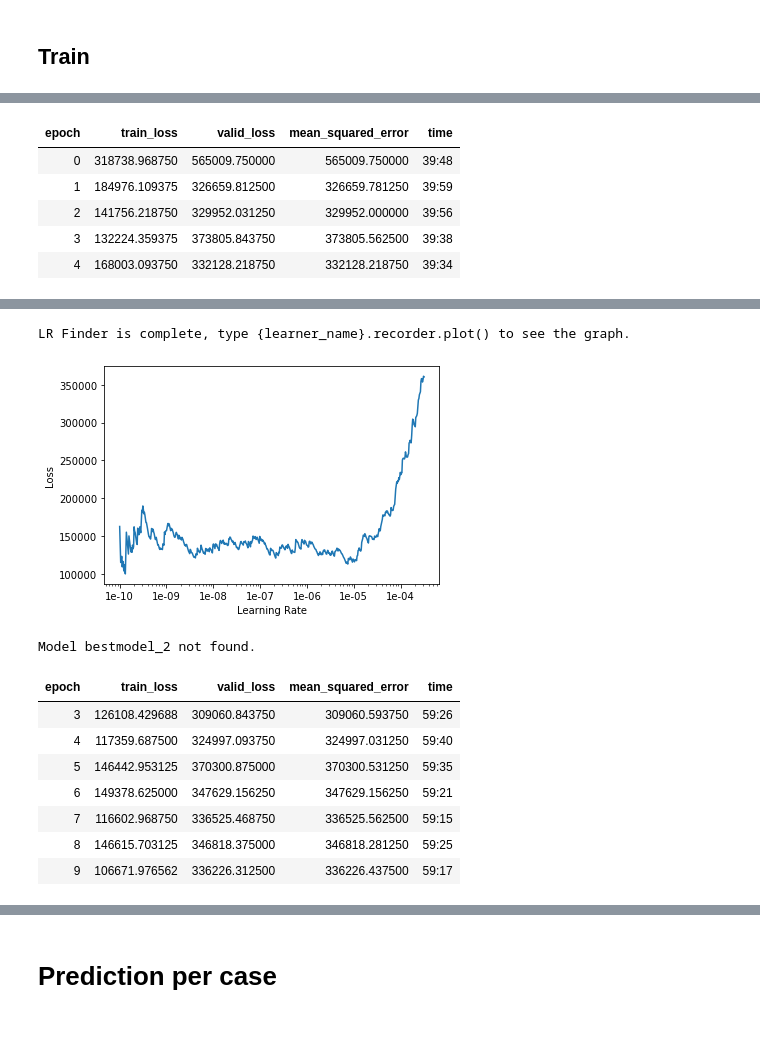
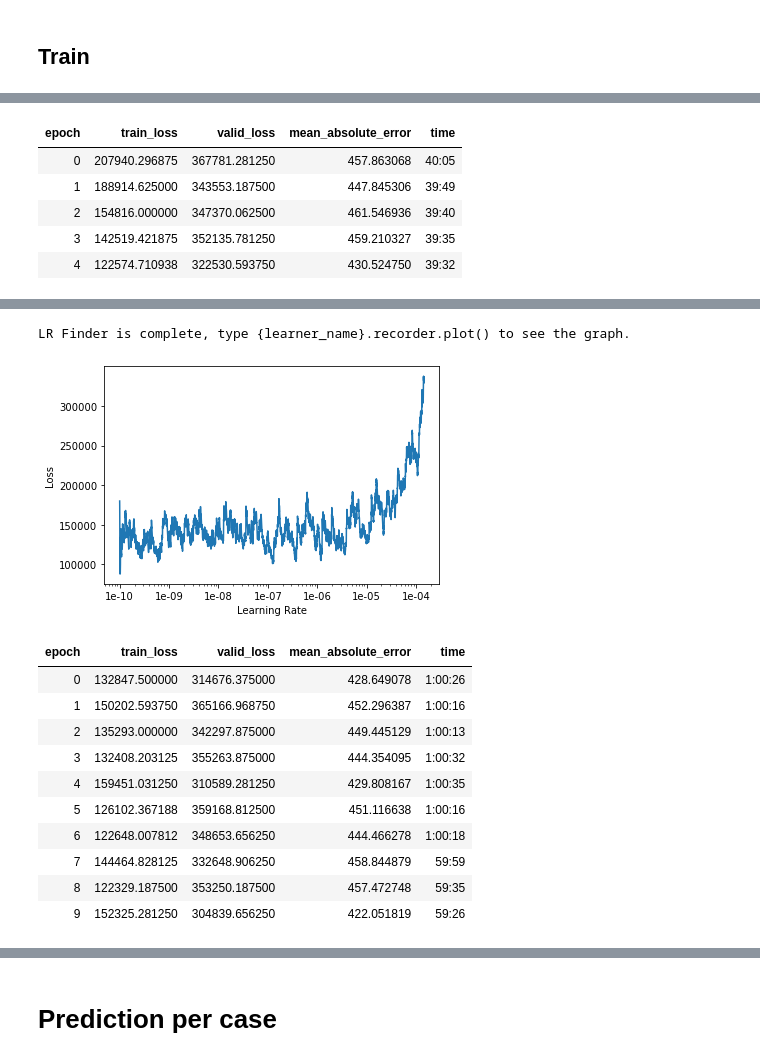
Before and after one commit to ChristophNeuner/pituitary_gland_adenomas, a Jupyter notebook: network-relapse_regression.ipynb, the cells around one changed output, grey strips where cells are left out. Drawn from its saved outputs; the diff is of its cells as text; code cells hidden in the pictures; blank space fills up the shorter version.

```diff
--- a/network-relapse_regression.ipynb
+++ b/network-relapse_regression.ipynb
@@ -47,7 +47,7 @@ PATH_LOCAL = Path('/home/Deep_Learner/private/local/')
 WSIS_RELAPSE = PATH/'wsis_relapse'
 TILES_RELAPSE = PATH_LOCAL/'tiles_relapse'
 
-LABELS_NAME = 'rezidive-labels.xlsx'
+LABELS_NAME = 'rezidive-gescannt.xlsx'
 LABELS = PATH/LABELS_NAME
 
 
@@ -300,14 +303,14 @@ RuntimeError: CUDA out of memory. Tried to allocate 2.00 MiB (GPU 0; 10.92 GiB t
 # %%
-lr = 1e-3
+lr = 2e-3
 # %%
 learner.fit_one_cycle(cyc_len=epochs_frozen, max_lr=lr)
 # %% [output]
-| epoch | train_loss | valid_loss | mean_squared_error | time |
-| 0 | 318738.968750 | 565009.750000 | 565009.750000 | 39:48 |
-| 1 | 184976.109375 | 326659.812500 | 326659.781250 | 39:59 |
-| 2 | 141756.218750 | 329952.031250 | 329952.000000 | 39:56 |
-| 3 | 132224.359375 | 373805.843750 | 373805.562500 | 39:38 |
-| 4 | 168003.093750 | 332128.218750 | 332128.218750 | 39:34 |
+| epoch | train_loss | valid_loss | mean_absolute_error | time |
+| 0 | 207940.296875 | 367781.281250 | 457.863068 | 40:05 |
+| 1 | 188914.625000 | 343553.187500 | 447.845306 | 39:49 |
+| 2 | 154816.000000 | 347370.062500 | 461.546936 | 39:40 |
+| 3 | 142519.421875 | 352135.781250 | 459.210327 | 39:35 |
+| 4 | 122574.710938 | 322530.593750 | 430.524750 | 39:32 |
 # %%
 nameHead = f'{nameBase}-head'
 # %%
@@ -317,6 +320,6 @@ learner.save(nameHead)
 # %%
 learner.unfreeze()
 # %%
-learner.lr_find(start_lr=1e-10, end_lr=10, num_it=1000)
+learner.lr_find(start_lr=1e-10, end_lr=10, num_it=10000)
 learner.recorder.plot(skip_start=0)
 # %% [output]
@@ -323,3 +327,3 @@ learner.recorder.plot(skip_start=0)
 LR Finder is complete, type {learner_name}.recorder.plot() to see the graph.
-[figure, old version]
+[figure, new version]
 # %%
@@ -330,18 +334,19 @@ from fastai.callbacks import *
 # %%
 learner.fit_one_cycle(cyc_len=epochs_unfrozen,
                       max_lr=slice(lr2, lr3),
-                      callbacks=[SaveModelCallback(learner, every='epoch', monitor='mean_squared_error')],
-                      start_epoch=3)
+                      callbacks=[SaveModelCallback(learner, every='epoch', monitor='mean_absolute_error')])
 # %% [output]
-Model bestmodel_2 not found.
-| epoch | train_loss | valid_loss | mean_squared_error | time |
-| 3 | 126108.429688 | 309060.843750 | 309060.593750 | 59:26 |
-| 4 | 117359.687500 | 324997.093750 | 324997.031250 | 59:40 |
-| 5 | 146442.953125 | 370300.875000 | 370300.531250 | 59:35 |
-| 6 | 149378.625000 | 347629.156250 | 347629.156250 | 59:21 |
-| 7 | 116602.968750 | 336525.468750 | 336525.562500 | 59:15 |
-| 8 | 146615.703125 | 346818.375000 | 346818.281250 | 59:25 |
-| 9 | 106671.976562 | 336226.312500 | 336226.437500 | 59:17 |
+| epoch | train_loss | valid_loss | mean_absolute_error | time |
+| 0 | 132847.500000 | 314676.375000 | 428.649078 | 1:00:26 |
+| 1 | 150202.593750 | 365166.968750 | 452.296387 | 1:00:16 |
+| 2 | 135293.000000 | 342297.875000 | 449.445129 | 1:00:13 |
+| 3 | 132408.203125 | 355263.875000 | 444.354095 | 1:00:32 |
+| 4 | 159451.031250 | 310589.281250 | 429.808167 | 1:00:35 |
+| 5 | 126102.367188 | 359168.812500 | 451.116638 | 1:00:16 |
+| 6 | 122648.007812 | 348653.656250 | 444.466278 | 1:00:18 |
+| 7 | 144464.828125 | 332648.906250 | 458.844879 | 59:59 |
+| 8 | 122329.187500 | 353250.187500 | 457.472748 | 59:35 |
+| 9 | 152325.281250 | 304839.656250 | 422.051819 | 59:26 |
 # %%
 learner.recorder.plot_losses()
 # %% [output]
```
Also changed, not shown: parts of 12 cells of this notebook, 6 other files.
